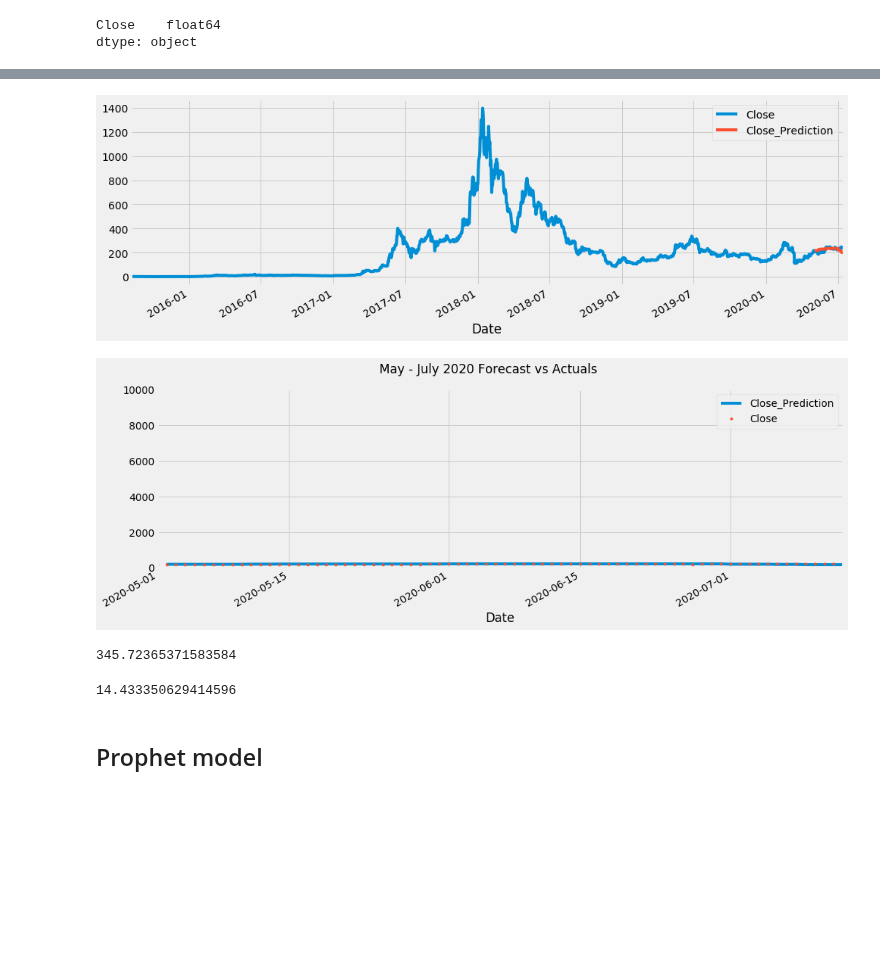
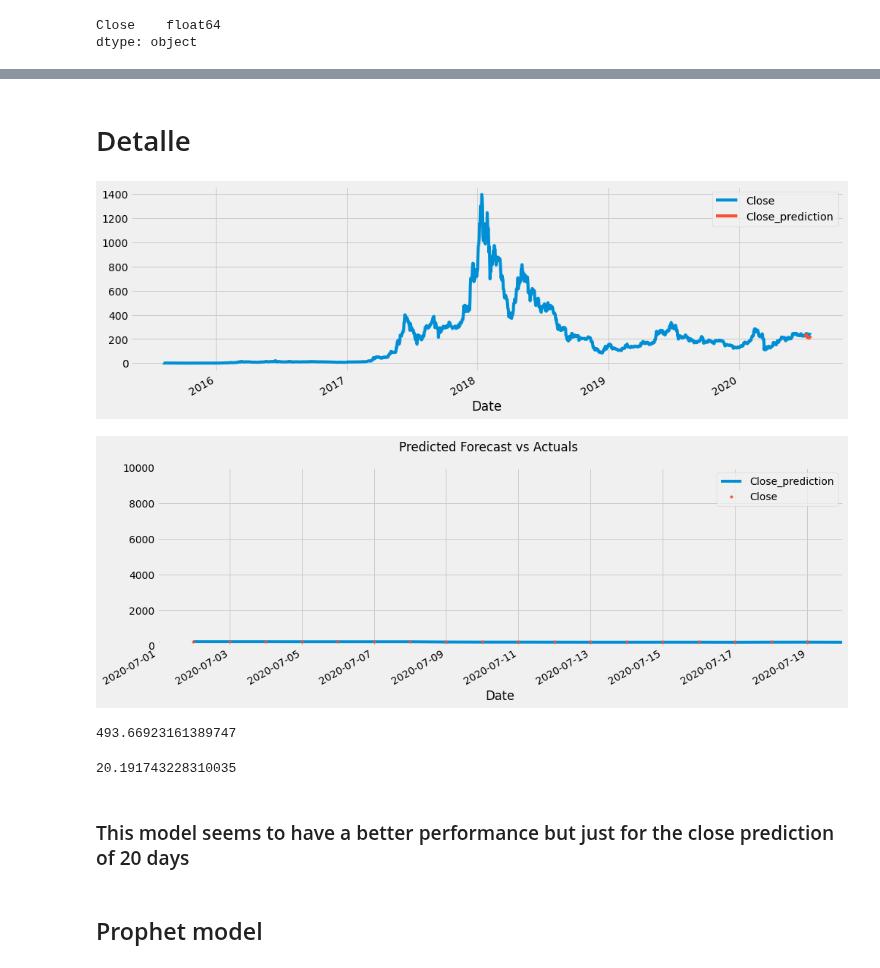
Before and after one commit to juan-ivan-NV/Btc_trading, a Jupyter notebook: time_series/ETH_tests.ipynb, the cells around one changed output, grey strips where cells are left out. Saved outputs shown, nothing was run; the diff lists cells and outputs as text; code cells hidden in the pictures; blank space fills up the shorter version.

```diff
--- a/time_series/ETH_tests.ipynb
+++ b/time_series/ETH_tests.ipynb
@@ -247,11 +397,11 @@ import dateparser
 plt.style.use('fivethirtyeight')
 # %%
 dateparse = lambda x: pd.datetime.strptime(x, '%b %d, %Y').strftime('%Y-%m-%d')
-datat  = pd.read_csv('../data_extraction/full_data_eth_13072020.csv', parse_dates=[0], date_parser=dateparse)
+datat  = pd.read_csv('full_data_eth_20072020.csv', parse_dates=[0], date_parser=dateparse)
 datat['Date'] = datat['Date'].dt.tz_localize(None)
-datat = datat.groupby([pd.Grouper(key='Date', freq='H')]).first().reset_index()
+datat = datat.groupby([pd.Grouper(key='Date', freq='D')]).first().reset_index()
 datat = datat.set_index('Date')
 datat = datat[['Close']]
 datat.dropna(subset=['Close'], inplace=True)
-datat.head()
+datat[-5:]
 # %% [output]
@@ -277,5 +428,5 @@ _ = datat.plot(style='', figsize=(15,5), color="#F8766D", title='ETH Close_Price
 # %%
-split_date = '2020-05-01'
+split_date = '2020-07-01'
 data_train = datat.loc[datat.index <= split_date].copy()
 data_test = datat.loc[datat.index > split_date].copy()
 # %%
@@ -332,4 +501,6 @@ XGBRegressor(alpha=10, base_score=0.5, booster='gbtree', colsample_bylevel=1,
 # %%
-data_test['Close_Prediction'] = model.predict(X_test)
+data_test['Close_prediction'] = model.predict(X_test)
 data_all = pd.concat([data_test, data_train], sort=False)
+# %% [markdown]
+# Detalle
 # %%
@@ -340,27 +511,29 @@ final_data = final_data[['Close','xgboost']]
 # %%
-_ = data_all[['Close','Close_Prediction']].plot(figsize=(15, 5))
+_ = data_all[['Close','Close_prediction']].plot(figsize=(15, 5))
 # %% [output]
-[figure, old version]
+[figure, new version]
 # %%
 f, ax = plt.subplots(1)
 f.set_figheight(5)
 f.set_figwidth(15)
-_ = data_all[['Close_Prediction','Close']].plot(ax=ax,
+_ = data_all[['Close_prediction','Close']].plot(ax=ax,
                                               style=['-','.'])
-ax.set_xbound(lower='2020-05-01', upper='2020-07-13')
+ax.set_xbound(lower='2020-07-01', upper='2020-07-20')
 ax.set_ylim(0, 10000)
-plot = plt.suptitle('May - July 2020 Forecast vs Actuals')
+plot = plt.suptitle('Predicted Forecast vs Actuals')
 # %% [output]
-[figure, old version]
+[figure, new version]
 # %%
 mean_squared_error(y_true=data_test['Close'],
-                   y_pred=data_test['Close_Prediction'])
+                   y_pred=data_test['Close_prediction'])
 # %% [output]
-345.72365371583584
+493.66923161389747
 # %%
 mean_absolute_error(y_true=data_test['Close'],
-                   y_pred=data_test['Close_Prediction'])
+                   y_pred=data_test['Close_prediction'])
 # %% [output]
-14.433350629414596
+20.191743228310035
+# %% [markdown]
+### This model seems to have a better performance but just for the close prediction of 20 days
 # %% [markdown]
 ## Prophet model
```
Also changed, not shown: parts of 41 cells of this notebook.
